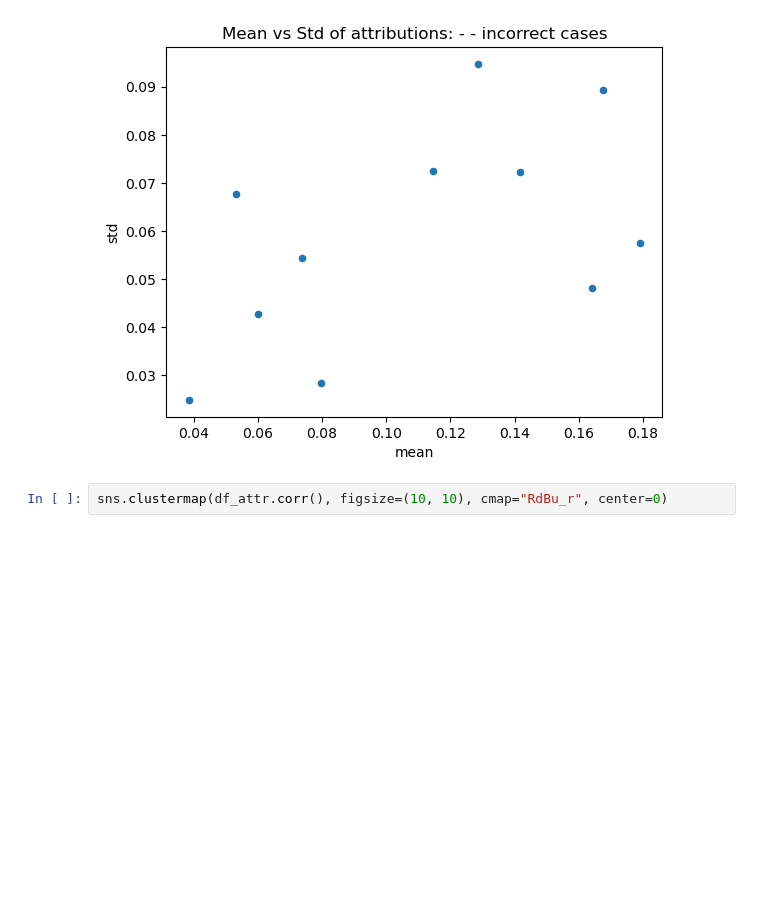
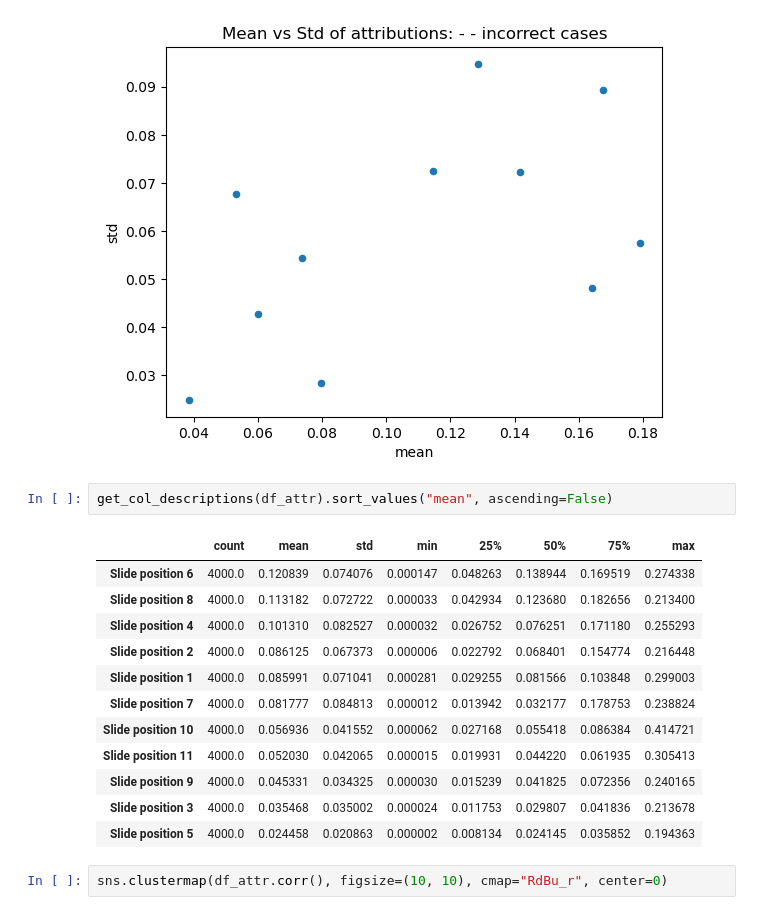
Before and after one commit to csi-greifflab/negative-class-optimization, a Jupyter notebook: notebooks/07_SN10_interpretability.ipynb, the cells around one changed output. Saved outputs shown, nothing was run; the diff lists cells and outputs as text; blank space fills up the shorter version.

```diff
--- a/notebooks/07_SN10_interpretability.ipynb
+++ b/notebooks/07_SN10_interpretability.ipynb
@@ -314,6 +314,21 @@ get_col_descriptions(df_attr.loc[mask_agneg & mask_incorr]).plot.scatter(x="mean
 [figure]
 [figure]
 [figure]
+# %%
+get_col_descriptions(df_attr).sort_values("mean", ascending=False)
+# %% [output]
+|  | count | mean | std | min | 25% | 50% | 75% | max |
+| Slide position 6 | 4000.0 | 0.120839 | 0.074076 | 0.000147 | 0.048263 | 0.138944 | 0.169519 | 0.274338 |
+| Slide position 8 | 4000.0 | 0.113182 | 0.072722 | 0.000033 | 0.042934 | 0.123680 | 0.182656 | 0.213400 |
+| Slide position 4 | 4000.0 | 0.101310 | 0.082527 | 0.000032 | 0.026752 | 0.076251 | 0.171180 | 0.255293 |
+| Slide position 2 | 4000.0 | 0.086125 | 0.067373 | 0.000006 | 0.022792 | 0.068401 | 0.154774 | 0.216448 |
+| Slide position 1 | 4000.0 | 0.085991 | 0.071041 | 0.000281 | 0.029255 | 0.081566 | 0.103848 | 0.299003 |
+| Slide position 7 | 4000.0 | 0.081777 | 0.084813 | 0.000012 | 0.013942 | 0.032177 | 0.178753 | 0.238824 |
+| Slide position 10 | 4000.0 | 0.056936 | 0.041552 | 0.000062 | 0.027168 | 0.055418 | 0.086384 | 0.414721 |
+| Slide position 11 | 4000.0 | 0.052030 | 0.042065 | 0.000015 | 0.019931 | 0.044220 | 0.061935 | 0.305413 |
+| Slide position 9 | 4000.0 | 0.045331 | 0.034325 | 0.000030 | 0.015239 | 0.041825 | 0.072356 | 0.240165 |
+| Slide position 3 | 4000.0 | 0.035468 | 0.035002 | 0.000024 | 0.011753 | 0.029807 | 0.041836 | 0.213678 |
+| Slide position 5 | 4000.0 | 0.024458 | 0.020863 | 0.000002 | 0.008134 | 0.024145 | 0.035852 | 0.194363 |
 # %%
 sns.clustermap(df_attr.corr(), figsize=(10, 10), cmap="RdBu_r", center=0)
 # %% [output]
```
Also changed, not shown: 8 other files.
